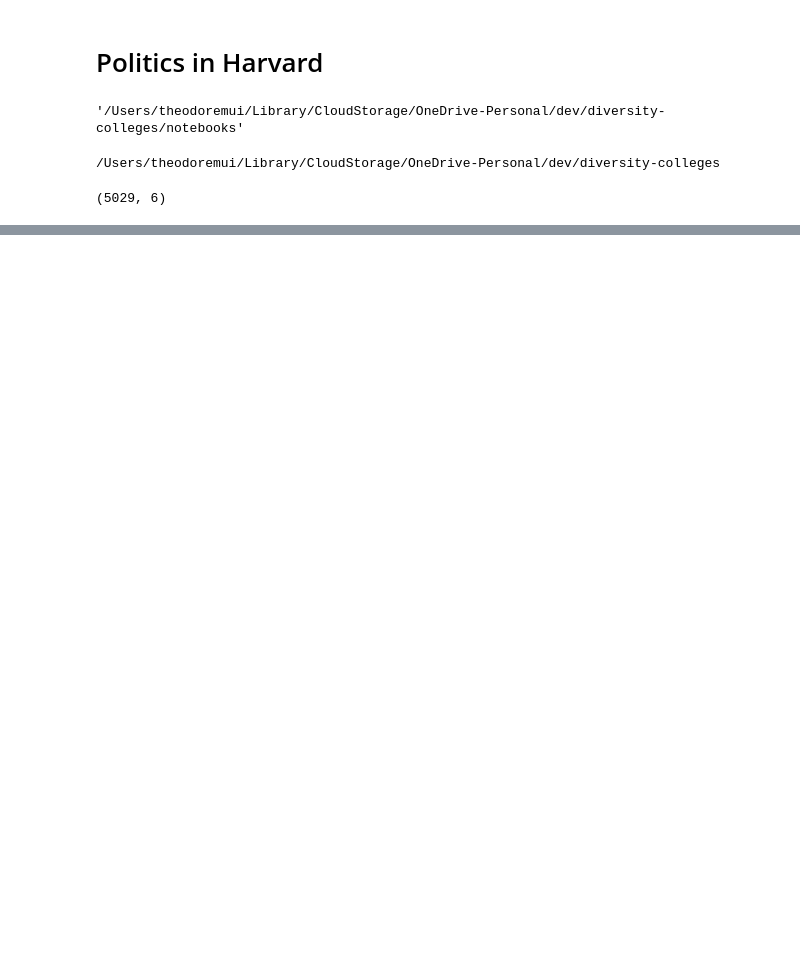
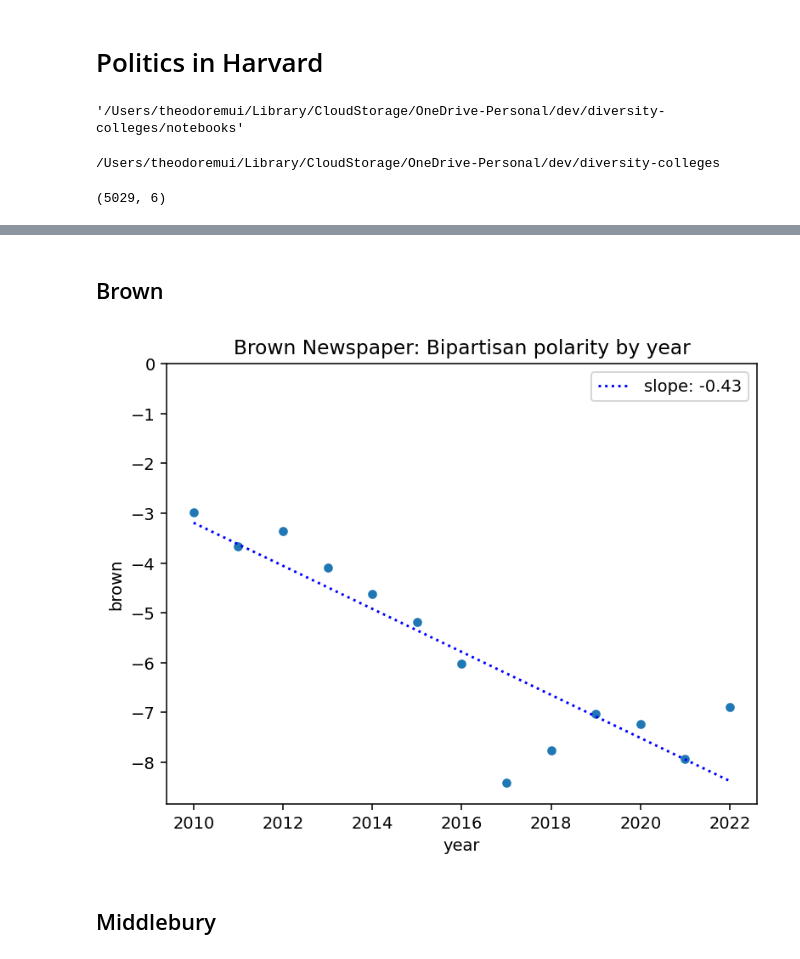
Before and after one commit to theodoremui/diversity-colleges, a Jupyter notebook: notebooks/Politics in Harvard.ipynb, the cells around one changed output, grey strips where cells are left out. Saved outputs shown, nothing was run; the diff lists cells and outputs as text; code cells hidden in the pictures; blank space fills up the shorter version.

```diff
--- a/notebooks/Politics in Harvard.ipynb
+++ b/notebooks/Politics in Harvard.ipynb
@@ -134,0 +181,3 @@ for year in range(2010, 2023):
+# %%
+import pandas as pd
+total_results_df = pd.read_csv("data/bipartisan-results-20220221.csv", index_col=0, header=None)
@@ -134,0 +193,3 @@ for year in range(2010, 2023):
+# %%
+total_results_df = total_results_df.T
+total_results_df.head(2)
@@ -134,0 +200,3 @@ for year in range(2010, 2023):
+# %%
+total_results_df['year'] = total_results_df['year'].astype(int)
+total_results_df.head(2)
@@ -134,0 +228,23 @@ for year in range(2010, 2023):
+# %% [markdown]
+## Brown
+# %%
+x = total_results_df['year']
+y = total_results_df['brown']
+
+# Calculate the linear regression
+slope, intercept, r_value, p_value, std_err = linregress(x, y)
+# %%
+# Create a line plot of the data
+total_results_df.plot(x='year', y='brown', kind='scatter')
+# Add the linear regression line to the plot
+plt.plot(x, intercept + slope*x, 'b:', label=f"slope: {slope:.2f}")
+
+plt.title("Brown Newspaper: Bipartisan polarity by year")
+plt.legend(loc='upper right')
+# plt.ylim(min(y)*0.95, max(y)*1.05)
+plt.ylim(min(y)*1.05, 0)
+plt.show()
+# %% [output]
+[figure, added]
+# %% [markdown]
+## Middlebury
```
Also changed, not shown: parts of 12 cells of this notebook, 3 other files.
